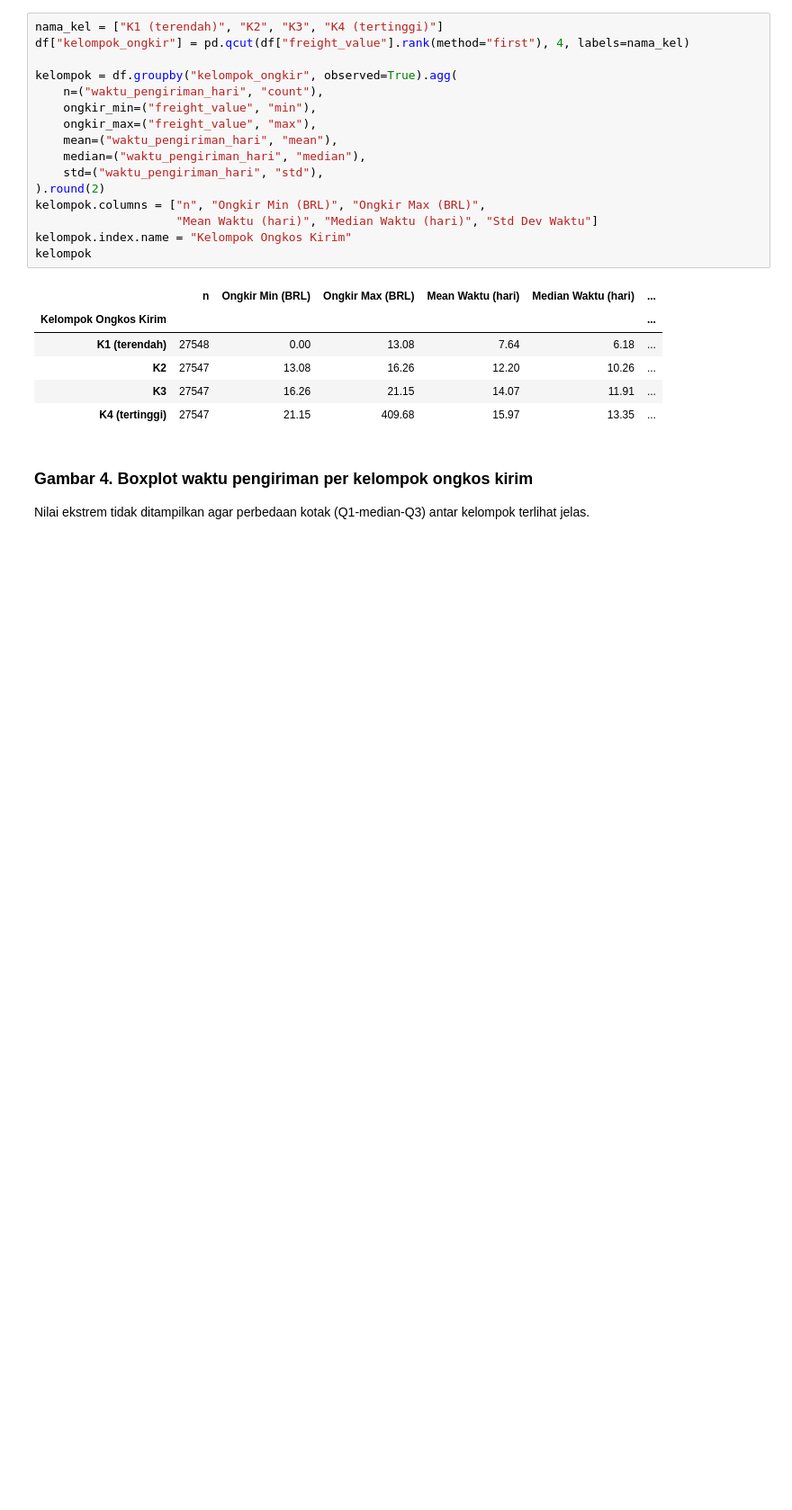
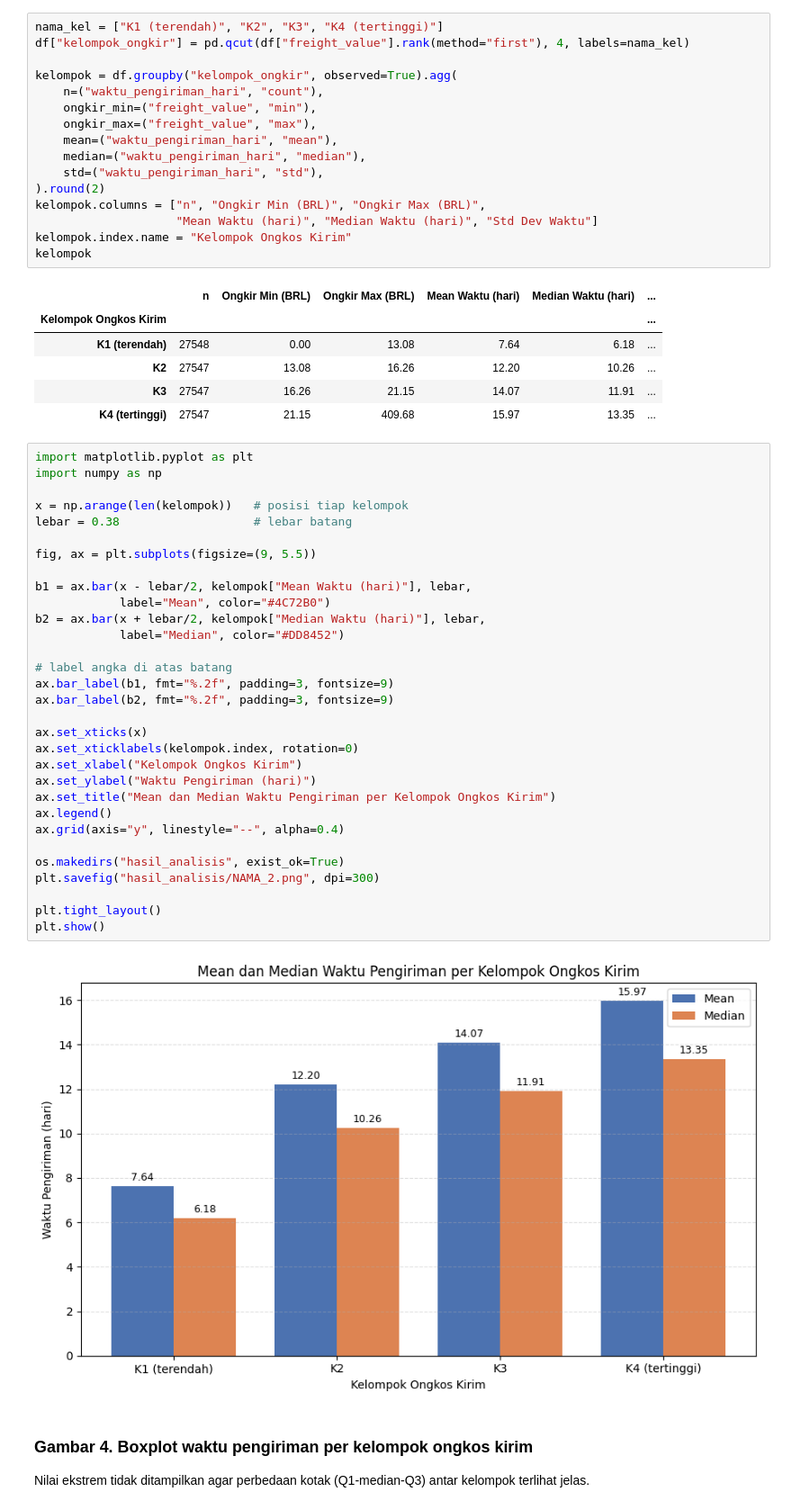
Before and after one commit to kizzy000/Kel02_3TIC_ProjectProbstat, a Jupyter notebook: Codingan_ProbStat_3TIC_02_Olist_revisi.ipynb, the cells around one changed output. Shown at 90% size. Saved outputs shown, nothing was run; the diff lists cells and outputs as text; blank space fills up the shorter version.

```diff
--- a/Codingan_ProbStat_3TIC_02_Olist_revisi.ipynb
+++ b/Codingan_ProbStat_3TIC_02_Olist_revisi.ipynb
@@ -466,6 +601,39 @@ kelompok
 | K2 | 27547 | 13.08 | 16.26 | 12.20 | 10.26 | ... |
 | K3 | 27547 | 16.26 | 21.15 | 14.07 | 11.91 | ... |
 | K4 (tertinggi) | 27547 | 21.15 | 409.68 | 15.97 | 13.35 | ... |
+# %%
+import matplotlib.pyplot as plt
+import numpy as np
+
+x = np.arange(len(kelompok))   # posisi tiap kelompok
+lebar = 0.38                   # lebar batang
+
+fig, ax = plt.subplots(figsize=(9, 5.5))
+
+b1 = ax.bar(x - lebar/2, kelompok["Mean Waktu (hari)"], lebar,
+            label="Mean", color="#4C72B0")
+b2 = ax.bar(x + lebar/2, kelompok["Median Waktu (hari)"], lebar,
+            label="Median", color="#DD8452")
+
+# label angka di atas batang
+ax.bar_label(b1, fmt="%.2f", padding=3, fontsize=9)
+ax.bar_label(b2, fmt="%.2f", padding=3, fontsize=9)
+
+ax.set_xticks(x)
+ax.set_xticklabels(kelompok.index, rotation=0)
+ax.set_xlabel("Kelompok Ongkos Kirim")
+ax.set_ylabel("Waktu Pengiriman (hari)")
+ax.set_title("Mean dan Median Waktu Pengiriman per Kelompok Ongkos Kirim")
+ax.legend()
+ax.grid(axis="y", linestyle="--", alpha=0.4)
+
+os.makedirs("hasil_analisis", exist_ok=True)
+plt.savefig("hasil_analisis/NAMA_2.png", dpi=300)
+
+plt.tight_layout()
+plt.show()
+# %% [output]
+[figure, added]
 # %% [markdown]
 ### Gambar 4. Boxplot waktu pengiriman per kelompok ongkos kirim
 Nilai ekstrem tidak ditampilkan agar perbedaan kotak (Q1-median-Q3) antar kelompok terlihat jelas.
```
Also changed, not shown: parts of 6 cells of this notebook.
